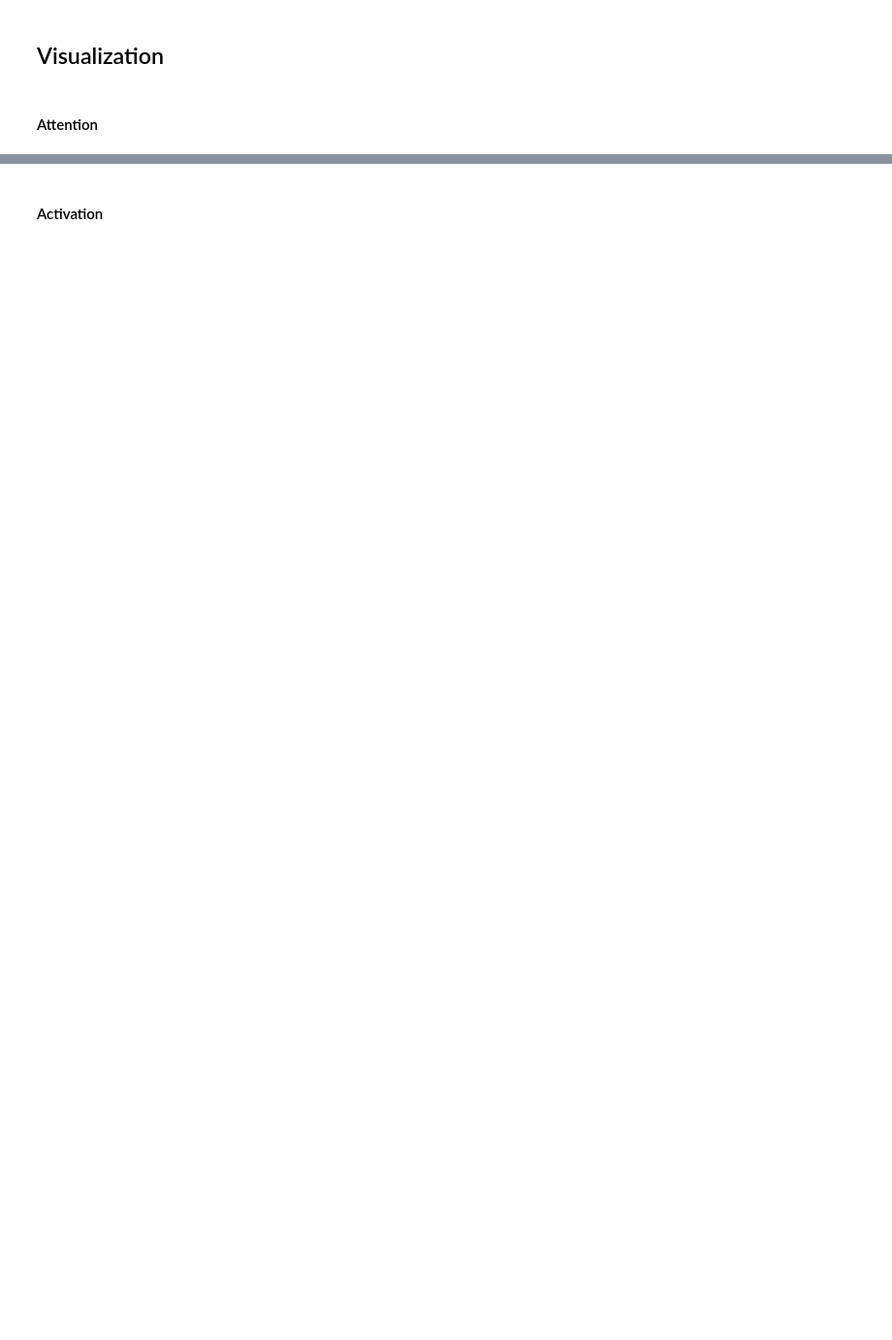
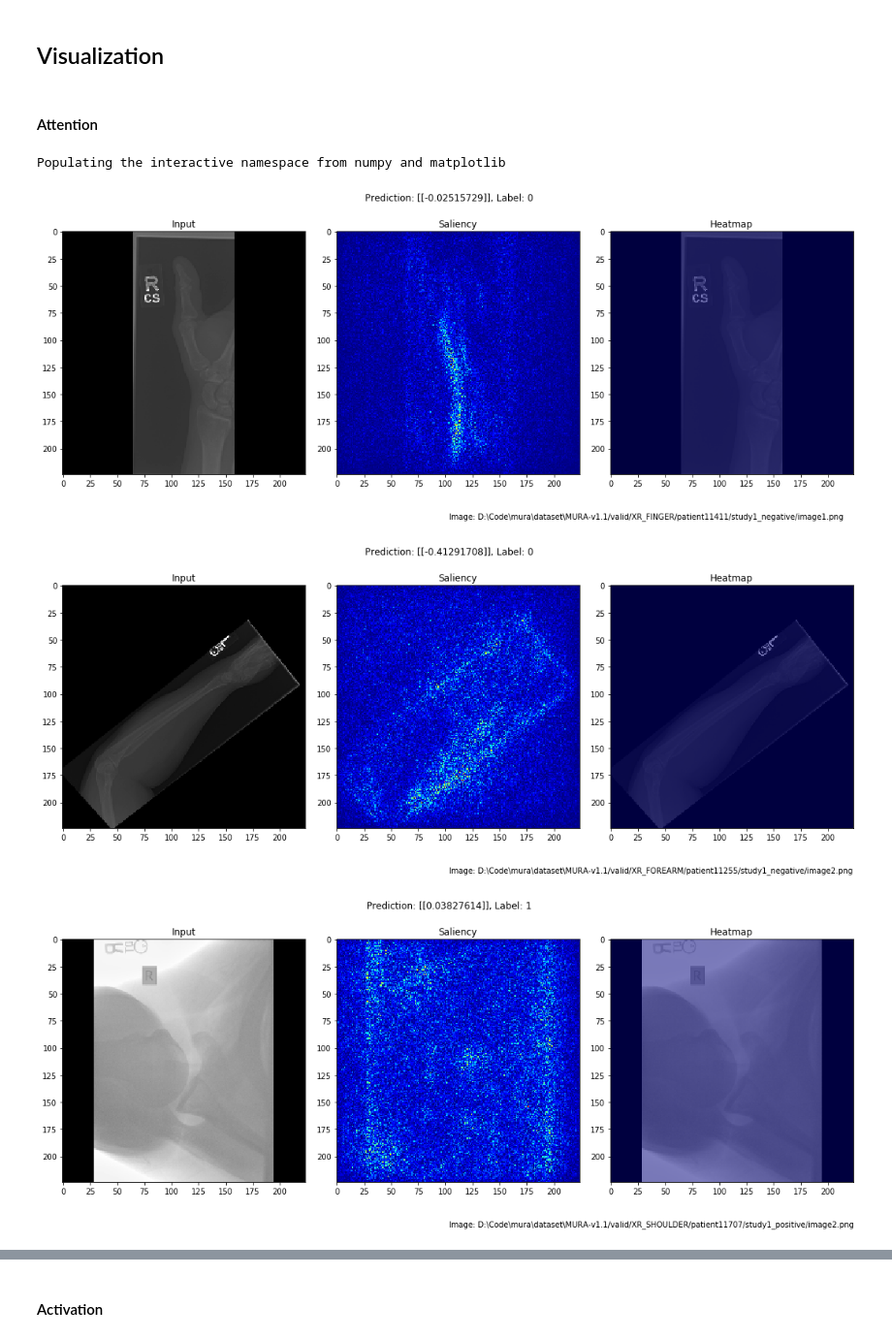
Before and after one commit to sx5640/mura, a Jupyter notebook: vggnet_analysis.ipynb, the cells around one changed output, grey strips where cells are left out. Shown at 97% size. Cells and saved outputs as stored; diff of their text form; code cells hidden in the pictures; blank space fills up the shorter version.

```diff
--- a/vggnet_analysis.ipynb
+++ b/vggnet_analysis.ipynb
@@ -62,6 +111,15 @@ Interestingly, averaging the prediction score from each image of the same study
 ## Visualization
 # %% [markdown]
 #### Attention
+# %%
+%pylab inline
+pylab.rcParams['figure.figsize'] = (15, 6)
+# %% [output]
+Populating the interactive namespace from numpy and matplotlib
 # %%
 for _ in range(10):
-    visualize.plt_attention(model_path)
+    visualize.plt_attention(model_path, bpart=bpart, grayscale=grayscale)
+# %% [output]
+[figure, added]
+[figure, added]
+[figure, added]
```
Also changed, not shown: parts of 13 cells of this notebook, 3 other files.
